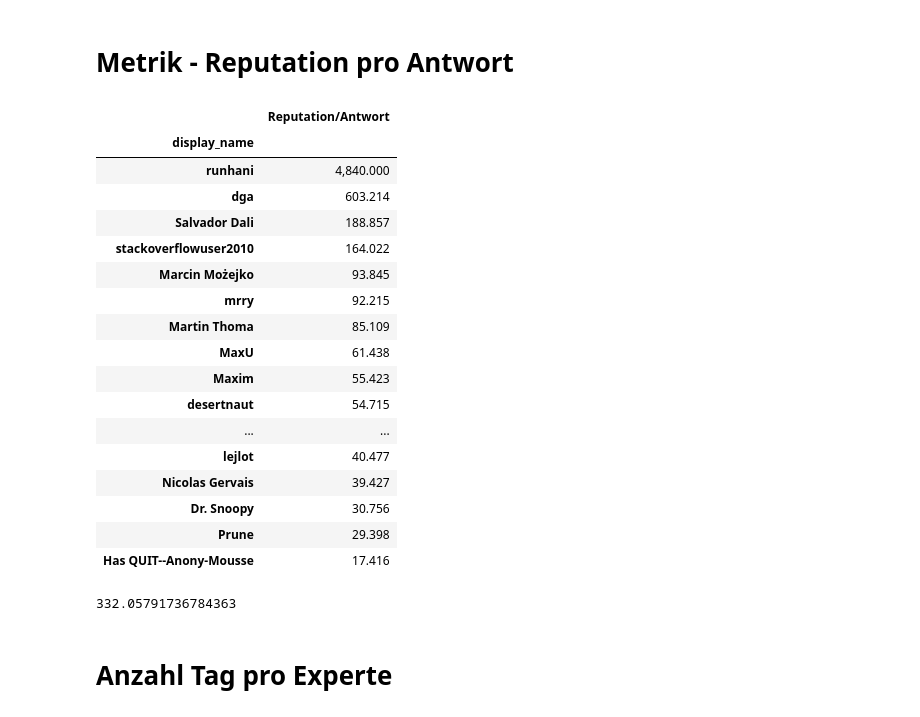
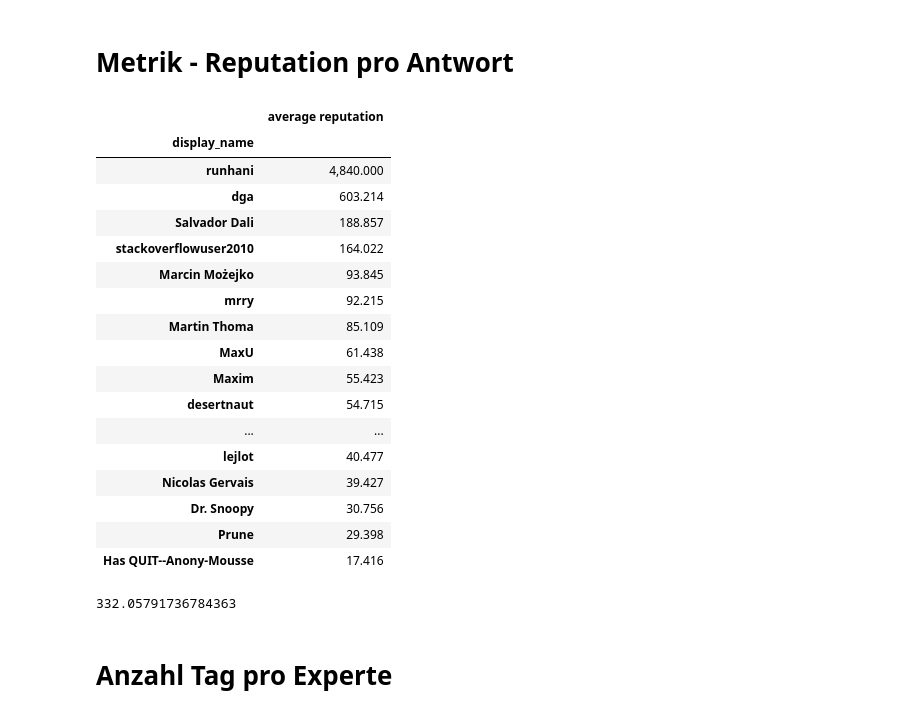
Before and after one commit to LBraunshausen/MSR-project, a Jupyter notebook: RQ4.ipynb, the cells around one changed output. Drawn from its saved outputs; the diff is of its cells as text; code cells hidden in the pictures.

```diff
--- a/RQ4.ipynb
+++ b/RQ4.ipynb
@@ -285,19 +281,19 @@ display(acc_answer_answer_ratios_df)
 # %%
 rep_per_answer_list = []
 for user in top_answer_users.itertuples():
     rep_per_answer = user[5]/user[6]
     rep_per_answer_list.append(rep_per_answer)
 
 rep_per_answer_df = pd.DataFrame(rep_per_answer_list, index=top_answer_users["display_name"])
-rep_per_answer_df.columns = ["Reputation/Antwort"]
+rep_per_answer_df.columns = ["average reputation"]
 rep_per_answer_df.fillna(0, inplace=True)
 pd.options.display.float_format = "{:,.3f}".format
-rep_per_answer_df = rep_per_answer_df.sort_values(by=["Reputation/Antwort"], ascending=False)
+rep_per_answer_df = rep_per_answer_df.sort_values(by=["average reputation"], ascending=False)
 display(rep_per_answer_df)
 
-rep_per_answer_df["Reputation/Antwort"].sum()/20
+rep_per_answer_df["average reputation"].sum()/20
 # %% [output]
-|  | Reputation/Antwort |
+|  | average reputation |
 | display_name |  |
 | runhani | 4,840.000 |
 | dga | 603.214 |
```
Also changed, not shown: parts of 7 cells of this notebook.
